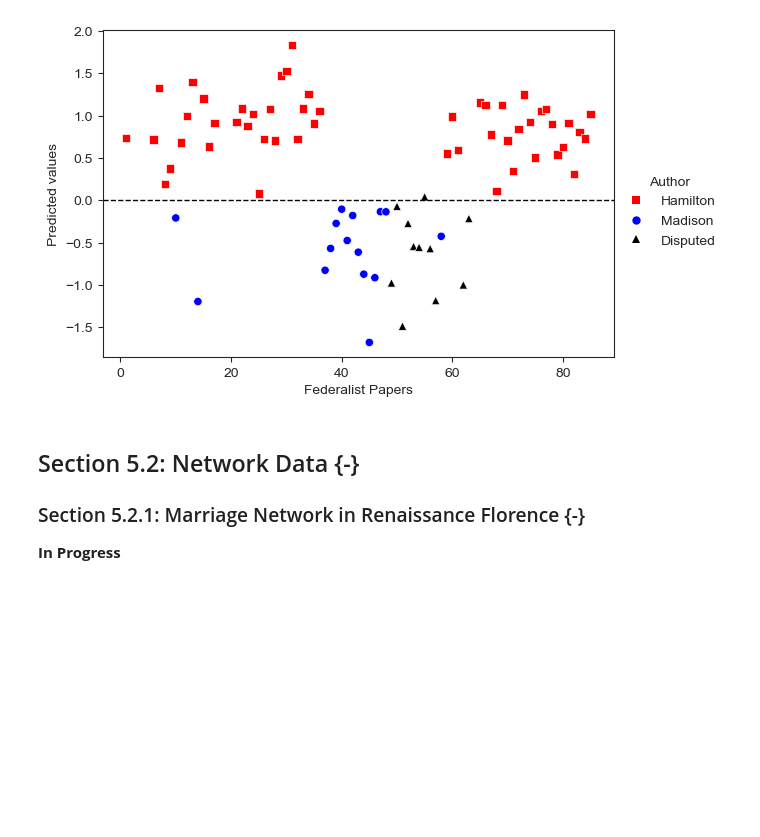
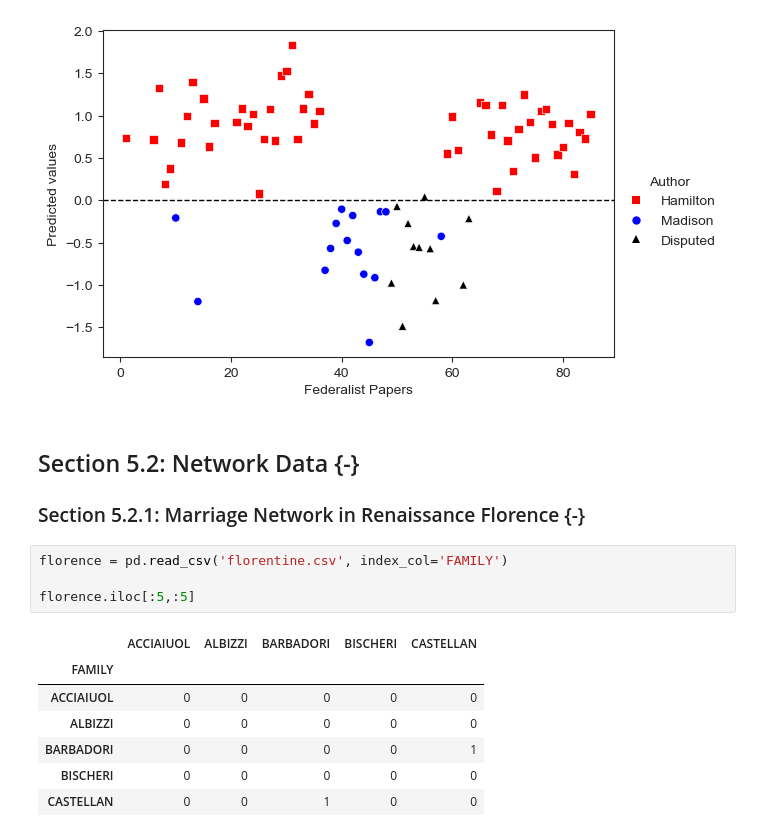
Before and after one commit to jeffallen13/qsspy, a Jupyter notebook: DISCOVERY/discovery-py.ipynb, the cells around one changed output. Drawn from its saved outputs; the diff is of its cells as text; blank space fills up the shorter version.

```diff
--- a/DISCOVERY/discovery-py.ipynb
+++ b/DISCOVERY/discovery-py.ipynb
@@ -590,5 +590,15 @@ plt.axhline(y=0, color='black', linestyle='--', linewidth=1)
 ## Section 5.2: Network Data {-}
 
 ### Section 5.2.1: Marriage Network in Renaissance Florence {-}
-
-**In Progress**
+# %%
+florence = pd.read_csv('florentine.csv', index_col='FAMILY')
+
+florence.iloc[:5,:5]
+# %% [output]
+|  | ACCIAIUOL | ALBIZZI | BARBADORI | BISCHERI | CASTELLAN |
+| FAMILY |  |  |  |  |  |
+| ACCIAIUOL | 0 | 0 | 0 | 0 | 0 |
+| ALBIZZI | 0 | 0 | 0 | 0 | 0 |
+| BARBADORI | 0 | 0 | 0 | 0 | 1 |
+| BISCHERI | 0 | 0 | 0 | 0 | 0 |
+| CASTELLAN | 0 | 0 | 1 | 0 | 0 |
```
Also changed, not shown: parts of 2 cells of this notebook, 2 other files.
